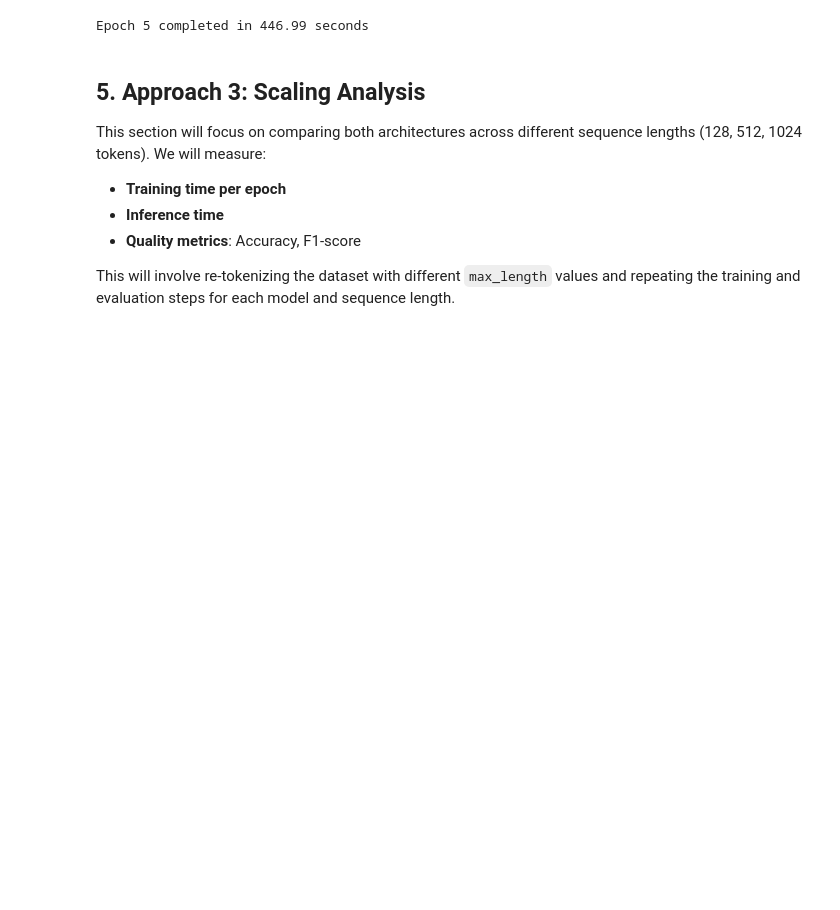
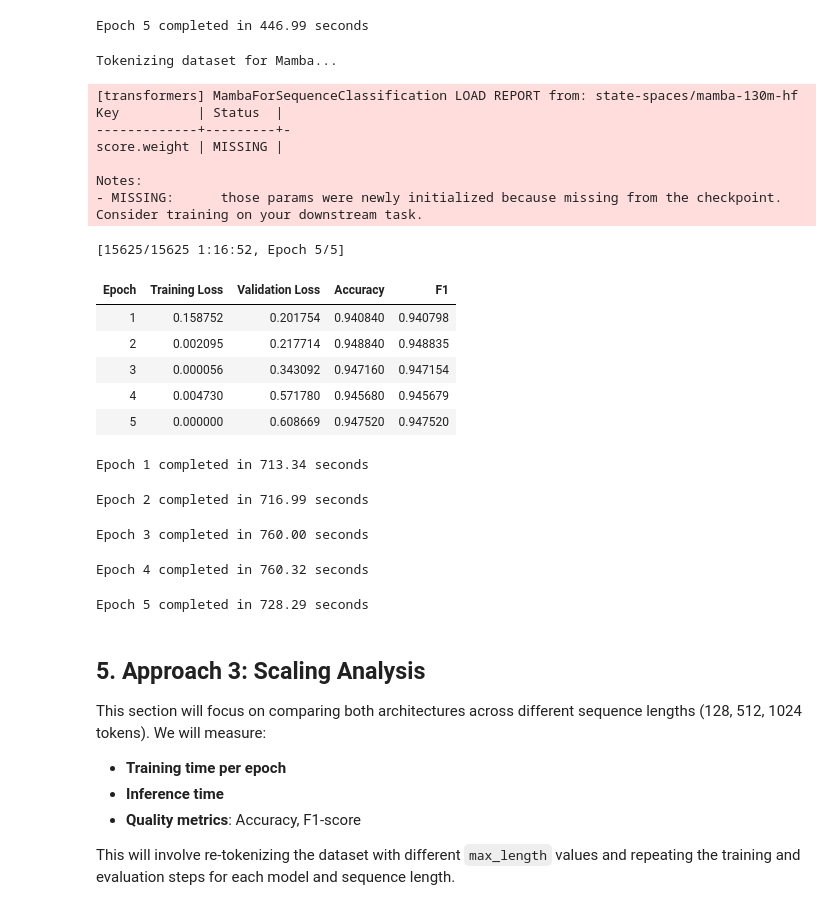
Before and after one commit to sikora77/LLM-26L-Projekt, a Jupyter notebook: LLM_Projekt_Working_Mamba.ipynb, the cells around one changed output. Cells and saved outputs as stored; diff of their text form; code cells hidden in the pictures; blank space fills up the shorter version.

Commit message:
mamba 1024

```diff
--- a/LLM_Projekt_Working_Mamba.ipynb
+++ b/LLM_Projekt_Working_Mamba.ipynb
@@ -583,16 +583,37 @@ Epoch 5 completed in 446.99 seconds
 # %%
 import sys
 import torch
 from transformers import DataCollatorWithPadding
 
 
 sys.modules['__main__'].__file__ = torch.__file__
 
 tokenized_dataset, mamba_tokenizer = prepare_mamba_dataset(dataset, max_length=1024)
 
 data_collator = DataCollatorWithPadding(tokenizer=mamba_tokenizer)
 
-fineTuneMambaClassification(tokenized_dataset,data_collator,batch_size=16)
+fineTuneMambaClassification(tokenized_dataset,data_collator,batch_size=8)
+# %% [output]
+Tokenizing dataset for Mamba...
+[transformers] MambaForSequenceClassification LOAD REPORT from: state-spaces/mamba-130m-hf
+Key          | Status  |
+-------------+---------+-
+score.weight | MISSING |
+
+Notes:
+- MISSING:      those params were newly initialized because missing from the checkpoint. Consider training on your downstream task.
+[15625/15625 1:16:52, Epoch 5/5]
+| Epoch | Training Loss | Validation Loss | Accuracy | F1 |
+| 1 | 0.158752 | 0.201754 | 0.940840 | 0.940798 |
+| 2 | 0.002095 | 0.217714 | 0.948840 | 0.948835 |
+| 3 | 0.000056 | 0.343092 | 0.947160 | 0.947154 |
+| 4 | 0.004730 | 0.571780 | 0.945680 | 0.945679 |
+| 5 | 0.000000 | 0.608669 | 0.947520 | 0.947520 |
+Epoch 1 completed in 713.34 seconds
+Epoch 2 completed in 716.99 seconds
+Epoch 3 completed in 760.00 seconds
+Epoch 4 completed in 760.32 seconds
+Epoch 5 completed in 728.29 seconds
 # %% [markdown]
 ## 5. Approach 3: Scaling Analysis
 
```
Also changed, not shown: 1 other file.
